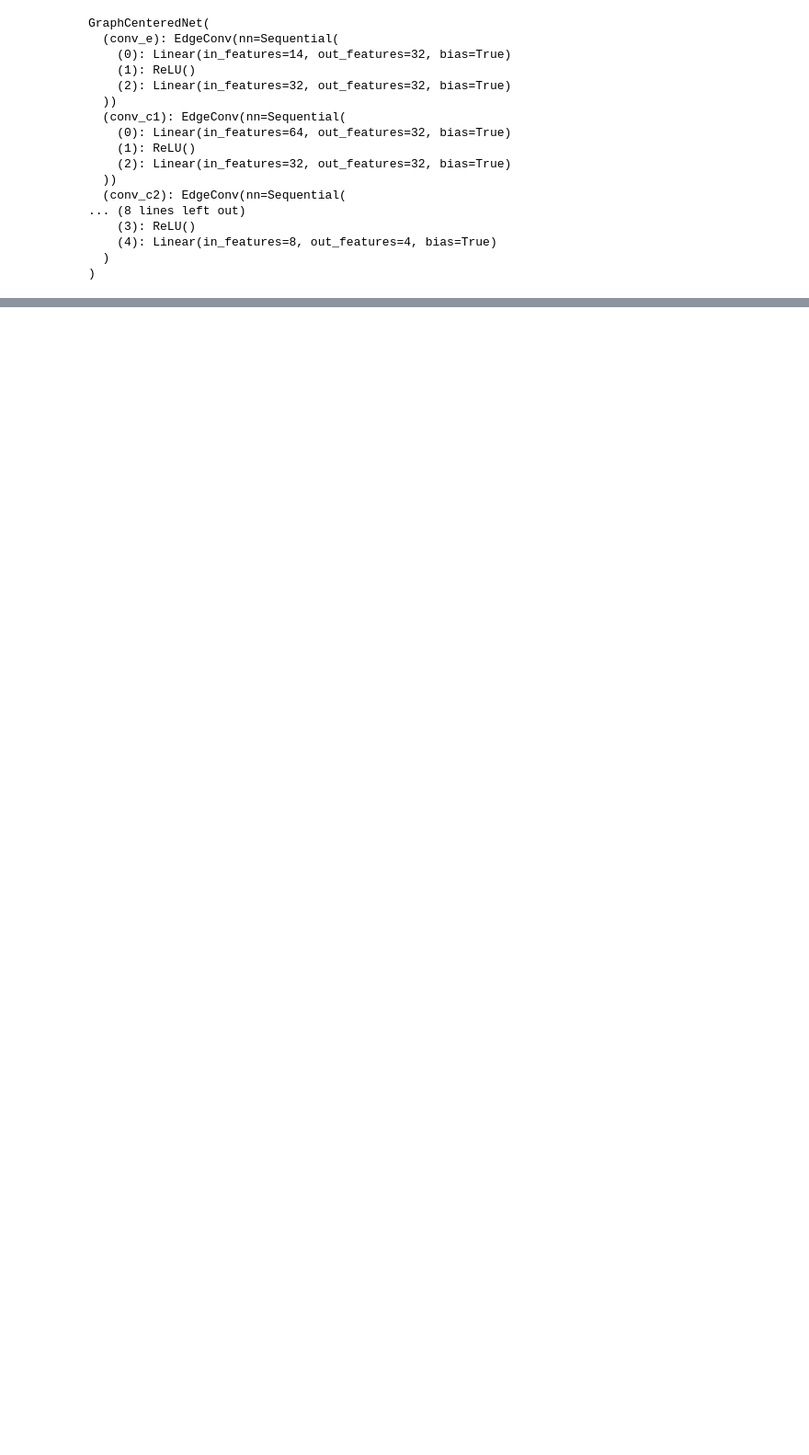
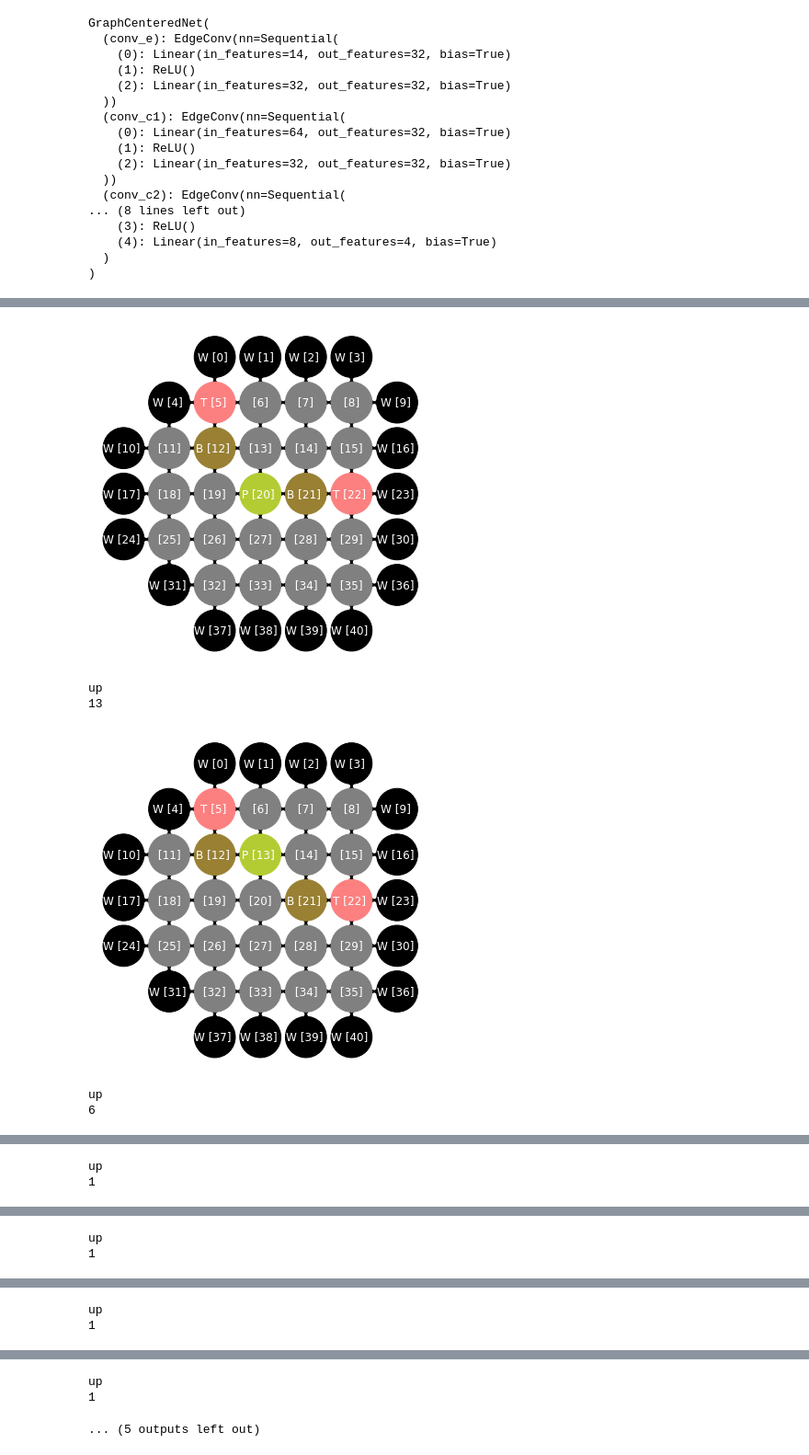
Before and after one commit to mathieuorhan/graph-sokoban, a Jupyter notebook: notebooks/train_vizualization.ipynb, the cells around one changed output, grey strips where cells are left out. Shown at 92% size. Drawn from its saved outputs; the diff is of its cells as text; code cells hidden in the pictures; blank space fills up the shorter version.

```diff
--- a/notebooks/train_vizualization.ipynb
+++ b/notebooks/train_vizualization.ipynb
@@ -209,0 +219,36 @@ plt.show()
+# %%
+actions = {0: 'up', 1: 'down', 2: 'left', 3: 'right'}
+
+with torch.no_grad():
+    # Initialize the environment and state
+    trainer.env.reset(trainer.dataset_train[0])
+
+    for t in range(trainer.opt.max_steps_eval):
+        state = trainer.env.render()
+
+        # Plot the state
+        plt.figure(figsize=(5, 5))
+        display_graph(state, node_size=2000)
+        plt.show()
+
+        # Select and perform an action
+        action = epsilon_greedy_gc(
+            state, trainer.policy_net, 0, device=trainer.device
+        )
+
+        print(actions[action.item()])
+        action_node = direction_to_node_idx(state, action)
+        print(action_node.item())
+
+        # Observe new state
+        next_state, reward, done, info = trainer.env.step(action_node)
+
+        if done:
+            break
+# %% [output]
+[figure, added]
+up
+13
+[figure, added]
+up
+6
@@ -209,0 +256,2 @@ plt.show()
+up
+1
@@ -209,0 +259,2 @@ plt.show()
+up
+1
@@ -209,0 +262,2 @@ plt.show()
+up
+1
@@ -209,0 +265,3 @@ plt.show()
+up
+1
+... (5 outputs left out)
```
Also changed, not shown: parts of 8 cells of this notebook, 2 other files.
